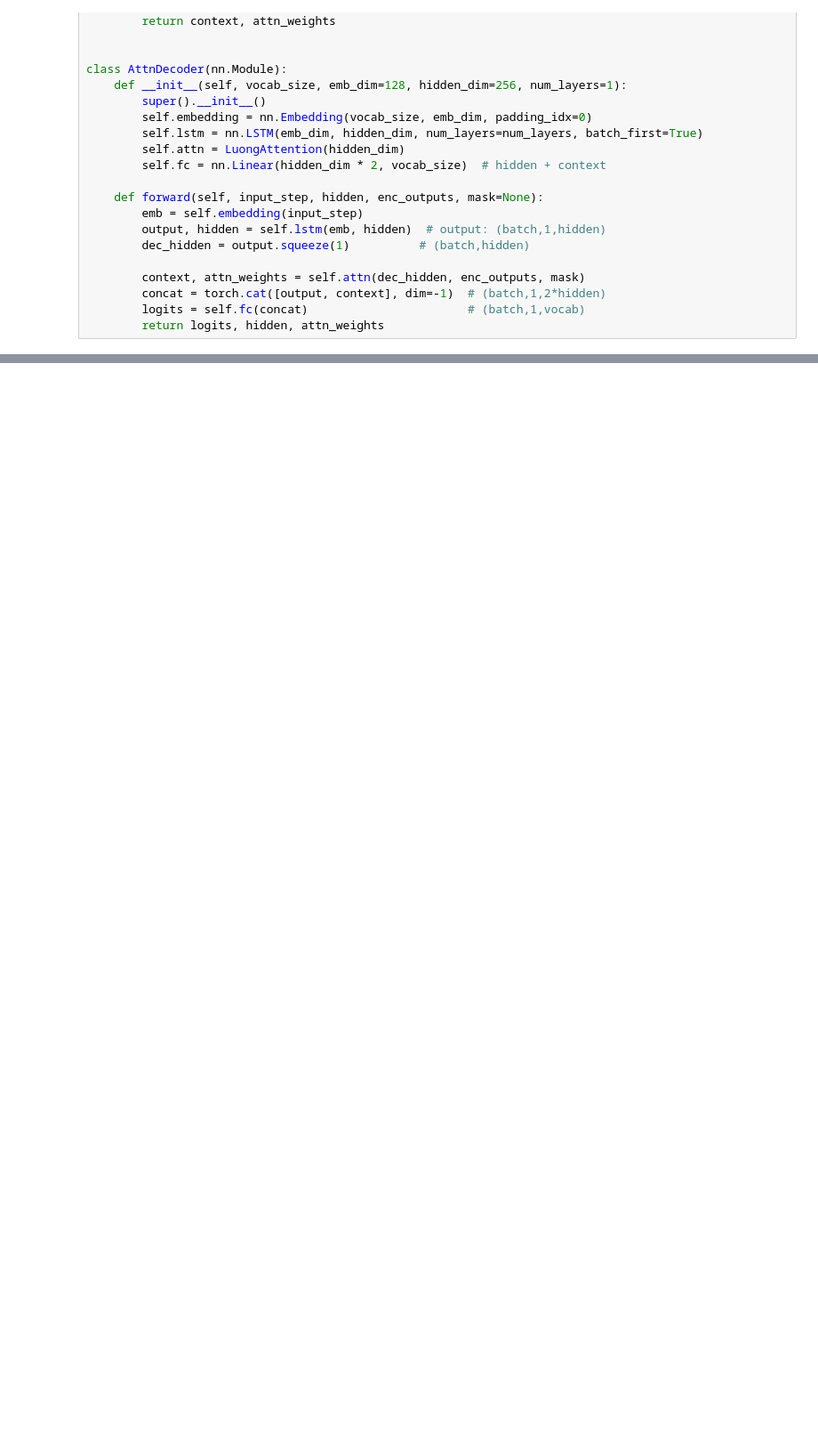
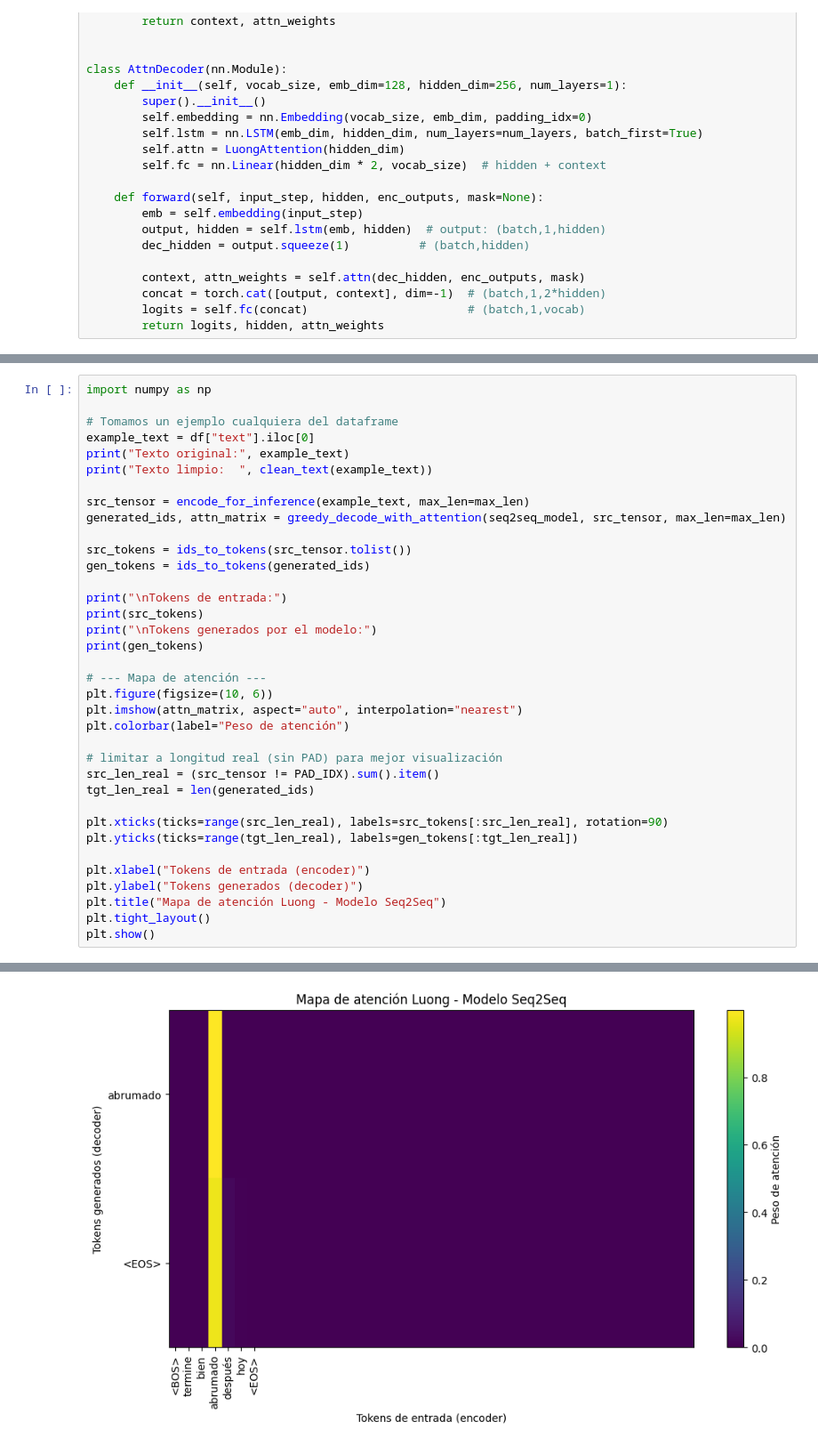
Before and after one commit to XaviAlvarado18/spanish-twitter-sentiment-nlp, a Jupyter notebook: src/main2.ipynb, the cells around one changed output, grey strips where cells are left out. Shown at 89% size. Drawn from its saved outputs; the diff is of its cells as text; blank space fills up the shorter version.

```diff
--- a/src/main2.ipynb
+++ b/src/main2.ipynb
@@ -456,0 +741,37 @@ class AttnDecoder(nn.Module):
+# %%
+import numpy as np
+
+# Tomamos un ejemplo cualquiera del dataframe
+example_text = df["text"].iloc[0]
+print("Texto original:", example_text)
+print("Texto limpio:  ", clean_text(example_text))
+
+src_tensor = encode_for_inference(example_text, max_len=max_len)
+generated_ids, attn_matrix = greedy_decode_with_attention(seq2seq_model, src_tensor, max_len=max_len)
+
+src_tokens = ids_to_tokens(src_tensor.tolist())
+gen_tokens = ids_to_tokens(generated_ids)
+
+print("\nTokens de entrada:")
+print(src_tokens)
+print("\nTokens generados por el modelo:")
+print(gen_tokens)
+
+# --- Mapa de atención ---
+plt.figure(figsize=(10, 6))
+plt.imshow(attn_matrix, aspect="auto", interpolation="nearest")
+plt.colorbar(label="Peso de atención")
+
+# limitar a longitud real (sin PAD) para mejor visualización
+src_len_real = (src_tensor != PAD_IDX).sum().item()
+tgt_len_real = len(generated_ids)
+
+plt.xticks(ticks=range(src_len_real), labels=src_tokens[:src_len_real], rotation=90)
+plt.yticks(ticks=range(tgt_len_real), labels=gen_tokens[:tgt_len_real])
+
+plt.xlabel("Tokens de entrada (encoder)")
+plt.ylabel("Tokens generados (decoder)")
+plt.title("Mapa de atención Luong - Modelo Seq2Seq")
+plt.tight_layout()
+plt.show()
+# %% [output]
@@ -456,0 +786 @@ class AttnDecoder(nn.Module):
+[figure, added]
```
Also changed, not shown: parts of 11 cells of this notebook.
